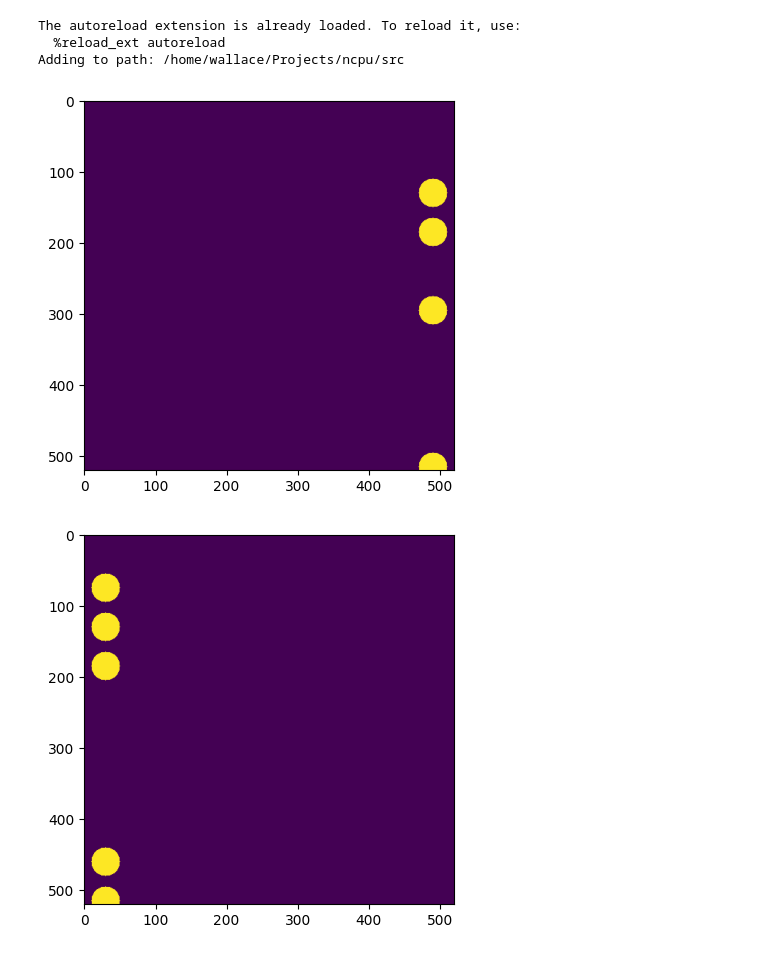
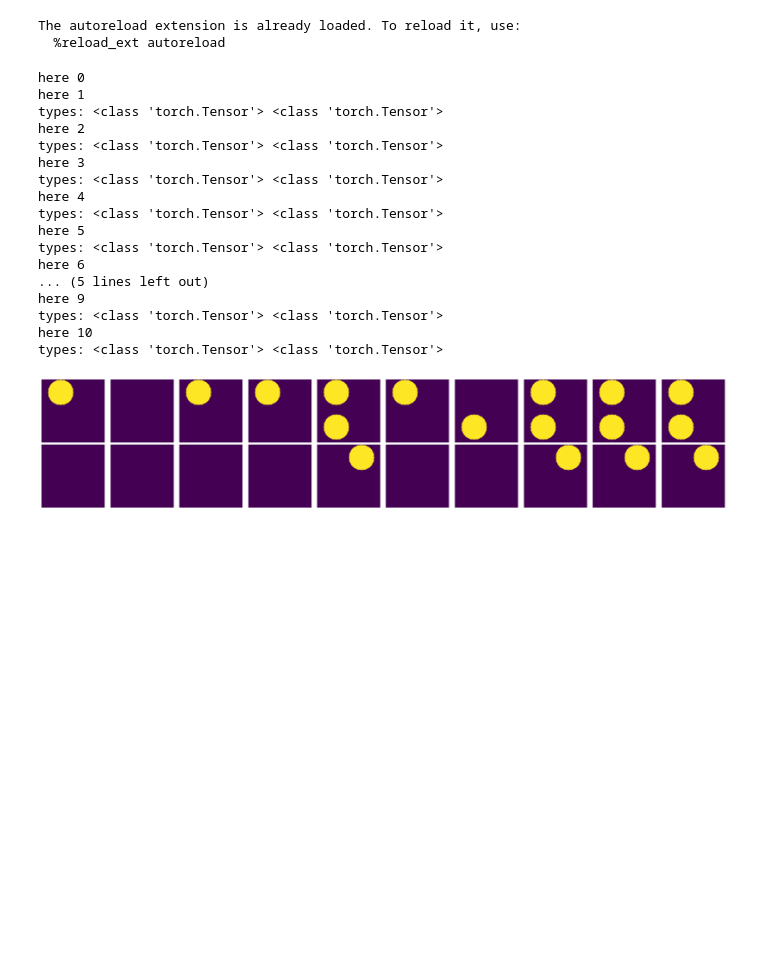
Before and after one commit to ichko/ncpu, a Jupyter notebook: notebooks/dataset_exporation.ipynb, the cells around one changed output. Saved outputs shown, nothing was run; the diff lists cells and outputs as text; code cells hidden in the pictures; blank space fills up the shorter version.

Commit message:
[WiP] adding NCA pool dataset

```diff
--- a/notebooks/dataset_exporation.ipynb
+++ b/notebooks/dataset_exporation.ipynb
@@ -5,39 +5,54 @@
 import os
 import sys
 
-# Get project root relative to the notebook file
-notebook_dir = os.path.dirname(os.path.abspath(__file__)) if "__file__" in globals() \
-                else os.getcwd()
-
-project_root = os.path.abspath(os.path.join(notebook_dir, ".."))
-src_path = os.path.join(project_root, "src")
-
-print("Adding to path:", src_path)
-sys.path.insert(0, "/home/wallace/Projects/ncpu/src")
-
 import torch
-from ncpu.dataset import NCPUDataset
+from ncpu.dataset import NCPUDataset, sample_AND_gate, sample_OR_gate, sample_NOR_gate, sample_NAND_gate, sample_XOR_gate
 import mediapy as media
+import itertools
 
 from matplotlib import pyplot as plt
 # %% [output]
 The autoreload extension is already loaded. To reload it, use:
   %reload_ext autoreload
-Adding to path: /home/wallace/Projects/ncpu/src
-# %%
-W = 520
-H = 520
-r = 20
-spacing = (55, 30)
-margin = 20
-dataset = NCPUDataset(W=W, H=H, r=r, spacing=spacing, margin=margin)
-output = dataset.getOut()
-input = dataset.getInp()
-
-plt.imshow(output)
-plt.show()
-plt.imshow(input)
-plt.show()
-# %% [output]
-[figure, removed]
-[figure, removed]
+# %%
+W = 100
+H = 100
+r = 20
+spacing = (55, 30)
+margin = 20
+dataset = NCPUDataset(W=W, H=H, r=r, spacing=spacing, margin=margin, sampler=sample_AND_gate)
+
+n = 10
+fig, axes = plt.subplots(2, n, figsize=(n*2, 4))
+# Take only 10 samples from the infinite generator
+for i,(input_img,output_img) in enumerate(itertools.islice(dataset, 10)):
+    # Display input in the top row
+    print(f"types: {type(input_img)} {type(output_img)}")
+    axes[0, i].imshow(input_img)
+    axes[0, i].axis('off')  # Hide axes
+
+    # Display output in the bottom row
+    axes[1, i].imshow(output_img)
+    axes[1, i].axis('off')
+
+plt.tight_layout()
+plt.show()
+# %% [output]
+here 0
+here 1
+types: <class 'torch.Tensor'> <class 'torch.Tensor'>
+here 2
+types: <class 'torch.Tensor'> <class 'torch.Tensor'>
+here 3
+types: <class 'torch.Tensor'> <class 'torch.Tensor'>
+here 4
+types: <class 'torch.Tensor'> <class 'torch.Tensor'>
+here 5
+types: <class 'torch.Tensor'> <class 'torch.Tensor'>
+here 6
+... (5 lines left out)
+here 9
+types: <class 'torch.Tensor'> <class 'torch.Tensor'>
+here 10
+types: <class 'torch.Tensor'> <class 'torch.Tensor'>
+[figure, added]
```
Also changed, not shown: parts of 4 cells of this notebook, 5 other files.
